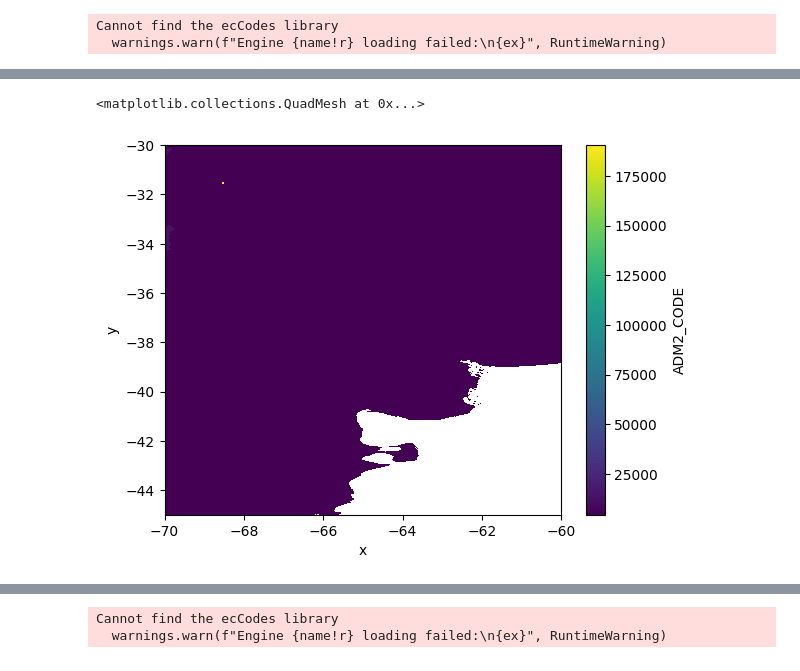
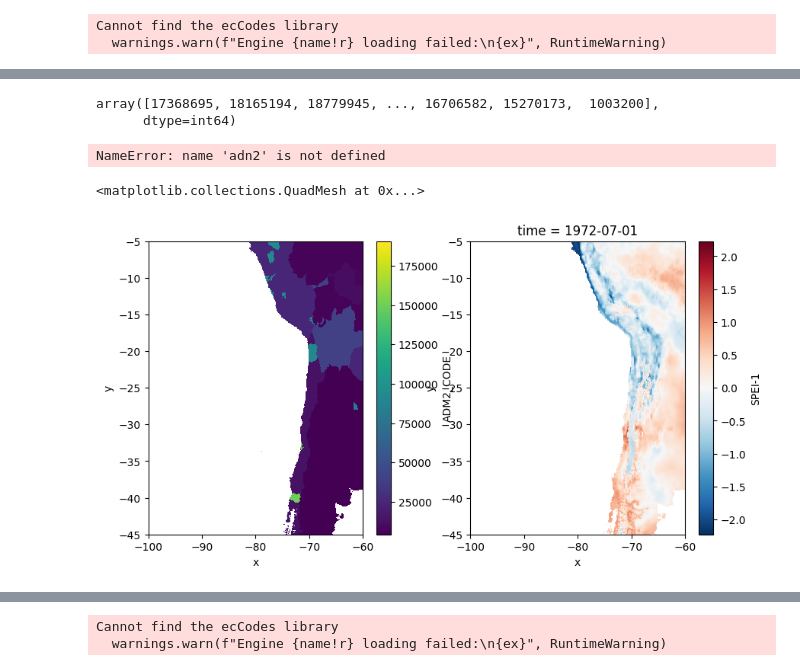
Before and after one commit to Queeno11/CLIENT-v2, a Jupyter notebook: assigna_adm2.ipynb, the cells around one changed output, grey strips where cells are left out. Cells and saved outputs as stored; diff of their text form; code cells hidden in the pictures.

```diff
--- a/assigna_adm2.ipynb
+++ b/assigna_adm2.ipynb
@@ -33,4 +35,6 @@ era5 = era5.assign_coords(x=(((era5.x + 180) % 360) - 180)).sortby('x')
 # %%
 # Select Argentina
-spei3 = era5.sel(x=slice(-70, -60), y=slice(-30, -45))["SPEI-3"].load()
-adm2 = WB_country_grid.sel(x=slice(-70, -60), y=slice(-30, -45)).ADM2_CODE.load()
+era5_test = era5.sel(x=slice(-80, -40), y=slice(-5, -45))
+spei1 = era5_test["SPEI-1"].load()
+WB_country_grid_test = WB_country_grid.sel(x=slice(-80, -40), y=slice(-5, -45))
+adm2 = WB_country_grid_test.ADM2_CODE.load()
@@ -37,2 +200,11 @@ adm2 = WB_country_grid.sel(x=slice(-70, -60), y=slice(-30, -45)).ADM2_CODE.load(
+# %%
+np.unique(groups, return_index=True)[1][1:]
+# %% [output]
+array([17368695, 18165194, 18779945, ..., 16706582, 15270173,  1003200],
+      dtype=int64)
+# %%
+adn2
+# %% [output]
+NameError: name 'adn2' is not defined
 # %%
-spei3 = spei3.interp_like(adm2, method="nearest")
+spei1 = spei1.interp_like(adm2, method="nearest")
@@ -39,6 +214,7 @@ spei3 = spei3.interp_like(adm2, method="nearest")
 # %%
-fig, ax = plt.subplots(2, 1, figsize=(10, 5))
-adm2.plot()
+fig, ax = plt.subplots(1, 2, figsize=(10, 5))
+adm2.plot(ax=ax[0])
+spei1.plot(ax=ax[1])
 # %% [output]
 <matplotlib.collections.QuadMesh at 0x...>
-[figure, old version]
+[figure, new version]
```
Also changed, not shown: parts of 20 cells of this notebook, 4 other files.
